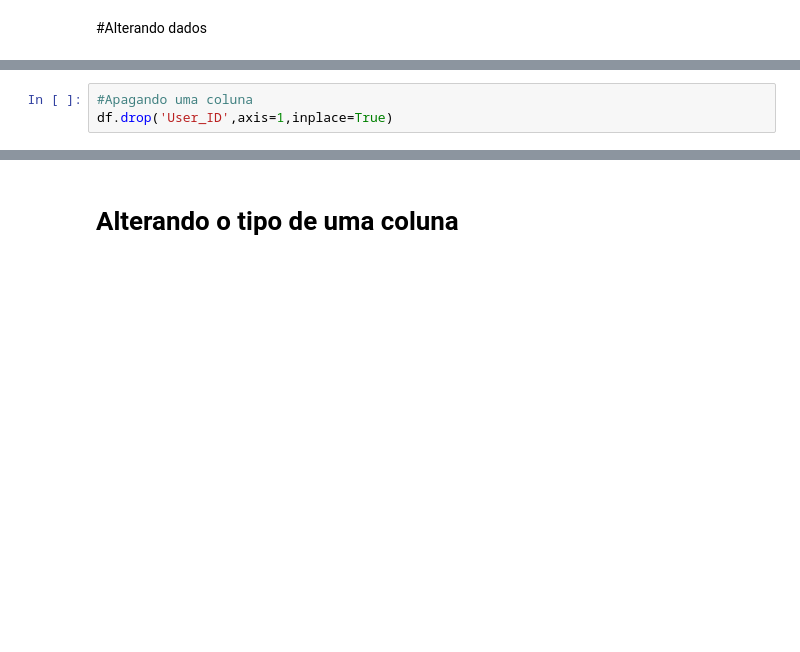
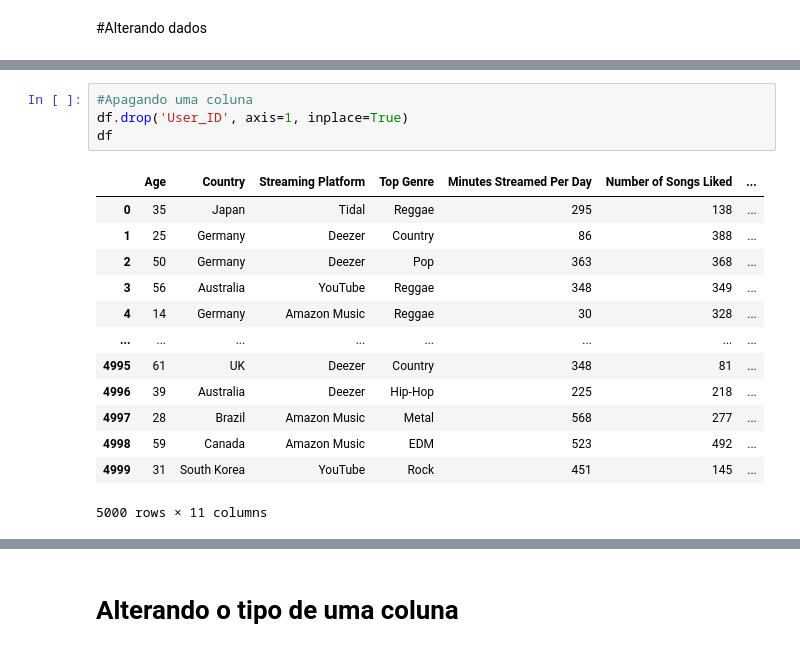
Before and after one commit to rodrigoh/progIII_25_2, a Jupyter notebook: aula07/exemplos/exemplosAula.ipynb, the cells around one changed output, grey strips where cells are left out. Cells and saved outputs as stored; diff of their text form; blank space fills up the shorter version.

```diff
--- a/aula07/exemplos/exemplosAula.ipynb
+++ b/aula07/exemplos/exemplosAula.ipynb
@@ -287,6 +309,21 @@ df
 # %%
 #Apagando uma coluna
-df.drop('User_ID',axis=1,inplace=True)
+df.drop('User_ID', axis=1, inplace=True)
+df
+# %% [output]
+|  | Age | Country | Streaming Platform | Top Genre | Minutes Streamed Per Day | Number of Songs Liked | ... |
+| 0 | 35 | Japan | Tidal | Reggae | 295 | 138 | ... |
+| 1 | 25 | Germany | Deezer | Country | 86 | 388 | ... |
+| 2 | 50 | Germany | Deezer | Pop | 363 | 368 | ... |
+| 3 | 56 | Australia | YouTube | Reggae | 348 | 349 | ... |
+| 4 | 14 | Germany | Amazon Music | Reggae | 30 | 328 | ... |
+| ... | ... | ... | ... | ... | ... | ... | ... |
+| 4995 | 61 | UK | Deezer | Country | 348 | 81 | ... |
+| 4996 | 39 | Australia | Deezer | Hip-Hop | 225 | 218 | ... |
+| 4997 | 28 | Brazil | Amazon Music | Metal | 568 | 277 | ... |
+| 4998 | 59 | Canada | Amazon Music | EDM | 523 | 492 | ... |
+| 4999 | 31 | South Korea | YouTube | Rock | 451 | 145 | ... |
+5000 rows × 11 columns
 # %%
 df.drop_duplicates()
 # %% [output]
```
Also changed, not shown: parts of 17 cells of this notebook.
